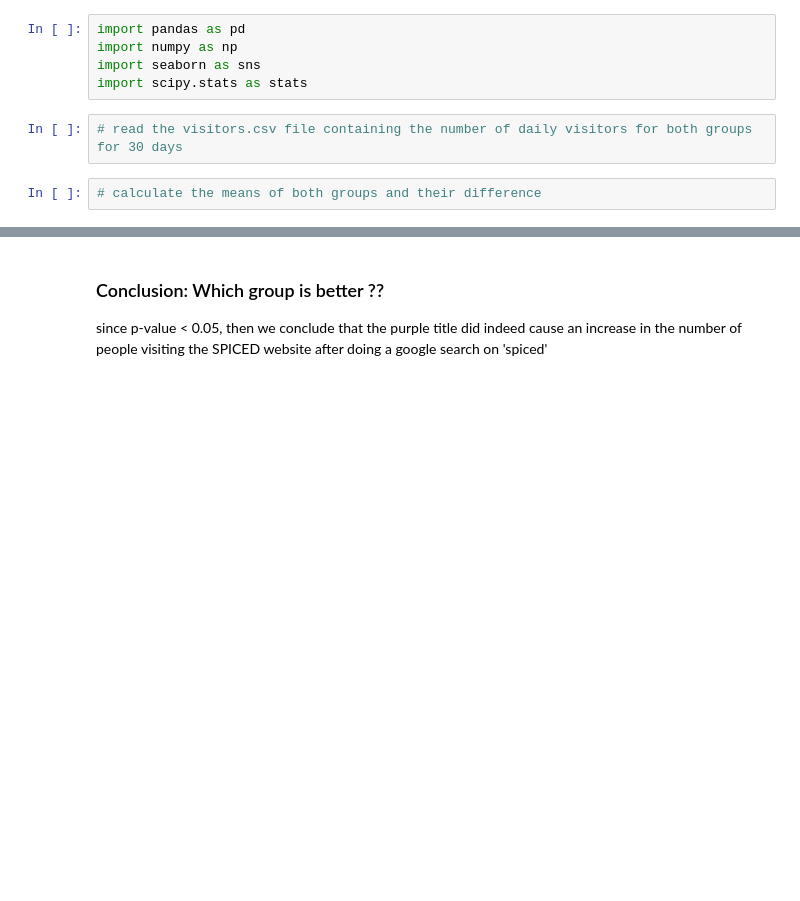
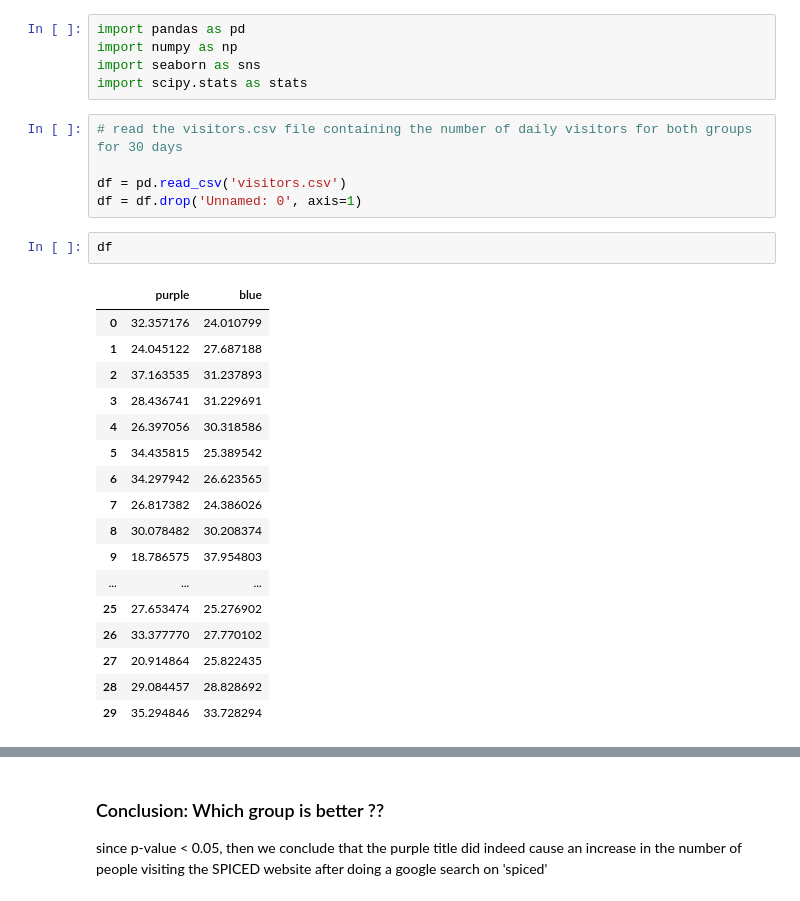
Before and after one commit to bbear2024/exercise, a Jupyter notebook: da-module-advanced_analytics/04_ab_testing/exercise/visitors_ab_testing.ipynb, the cells around one changed output, grey strips where cells are left out. Cells and saved outputs as stored; diff of their text form; blank space fills up the shorter version.

```diff
--- a/da-module-advanced_analytics/04_ab_testing/exercise/visitors_ab_testing.ipynb
+++ b/da-module-advanced_analytics/04_ab_testing/exercise/visitors_ab_testing.ipynb
@@ -21,5 +21,26 @@ import seaborn as sns
 import scipy.stats as stats
 # %%
 # read the visitors.csv file containing the number of daily visitors for both groups for 30 days
+
+df = pd.read_csv('visitors.csv')
+df = df.drop('Unnamed: 0', axis=1)
-# %%
-# calculate the means of both groups and their difference
+# %%
+df
+# %% [output]
+|  | purple | blue |
+| 0 | 32.357176 | 24.010799 |
+| 1 | 24.045122 | 27.687188 |
+| 2 | 37.163535 | 31.237893 |
+| 3 | 28.436741 | 31.229691 |
+| 4 | 26.397056 | 30.318586 |
+| 5 | 34.435815 | 25.389542 |
+| 6 | 34.297942 | 26.623565 |
+| 7 | 26.817382 | 24.386026 |
+| 8 | 30.078482 | 30.208374 |
+| 9 | 18.786575 | 37.954803 |
+| ... | ... | ... |
+| 25 | 27.653474 | 25.276902 |
+| 26 | 33.377770 | 27.770102 |
+| 27 | 20.914864 | 25.822435 |
+| 28 | 29.084457 | 28.828692 |
+| 29 | 35.294846 | 33.728294 |
```
Also changed, not shown: parts of 4 cells of this notebook, 7 other files.
